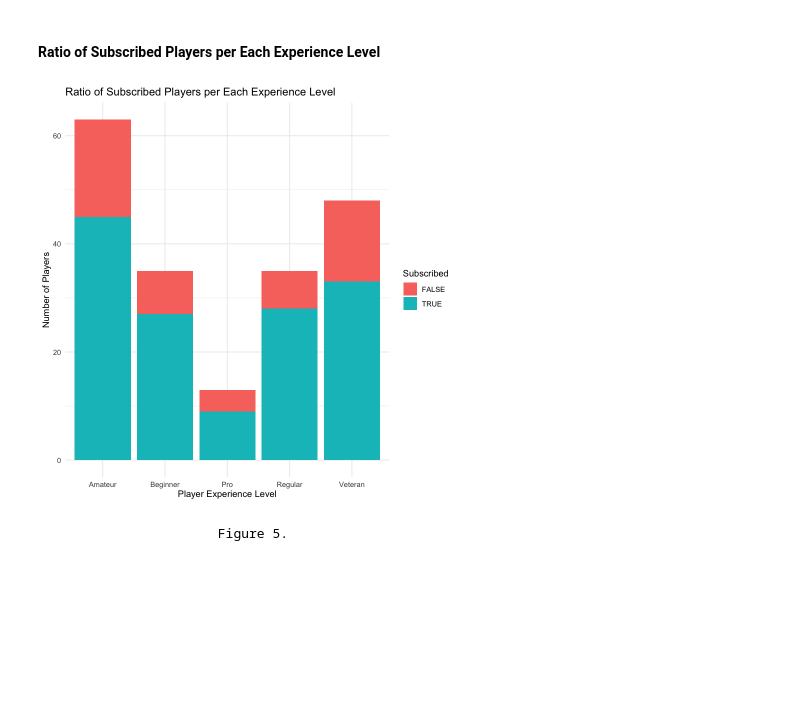
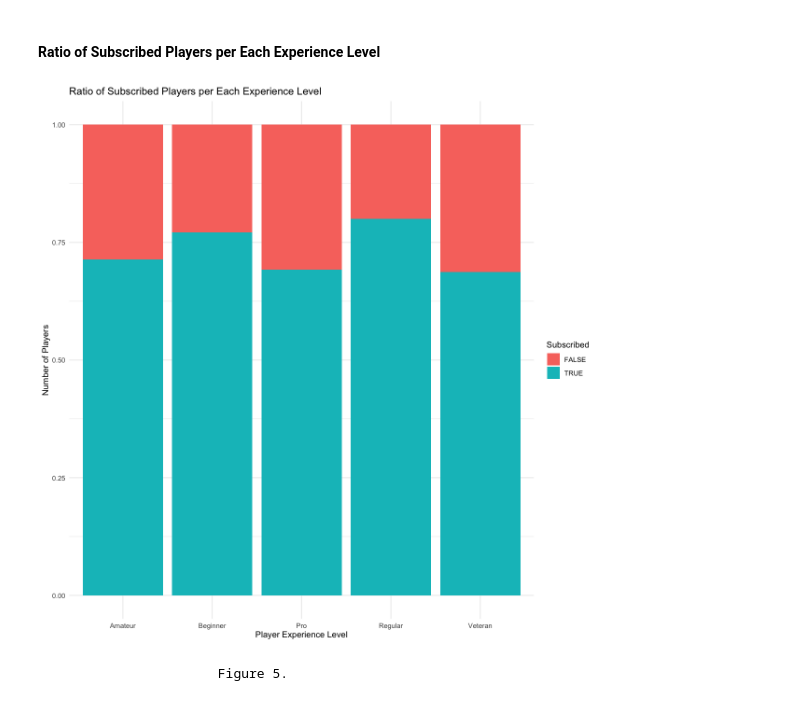
Before and after one commit to avahbot/dsci-100-term-project-final, a Jupyter notebook: project.ipynb, the cells around one changed output. Saved outputs shown, nothing was run; the diff lists cells and outputs as text; code cells hidden in the pictures; blank space fills up the shorter version.

```diff
--- a/project.ipynb
+++ b/project.ipynb
@@ -185,19 +187,19 @@ scatter_plot
 # %%
 bar_plot_1 <- tidy_players |>
                 ggplot(aes(x = experience, fill = subscribe)) +
-                geom_bar() +
+                geom_bar(position = "fill") +
                 labs(
                     title = "Ratio of Subscribed Players per Each Experience Level",
                     x = "Player Experience Level",
                     y = "Number of Players",
                     fill = "Subscribed"
                 ) +
                 scale_y_continuous() +
                 theme_minimal()
 
 bar_plot_1
 # %% [output]
-[figure, old version]
+[figure, new version]
 # %% [markdown]
                          Figure 5.
 # %% [markdown]
```
Also changed, not shown: parts of 2 cells of this notebook.
